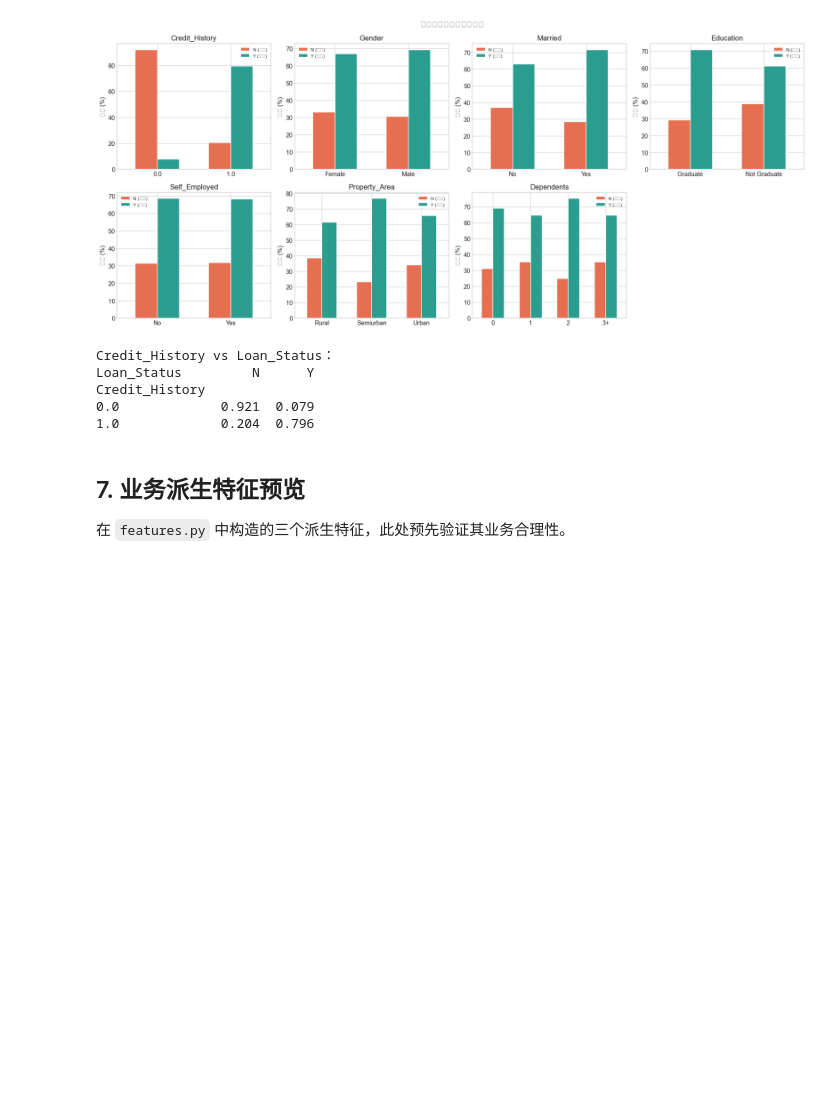
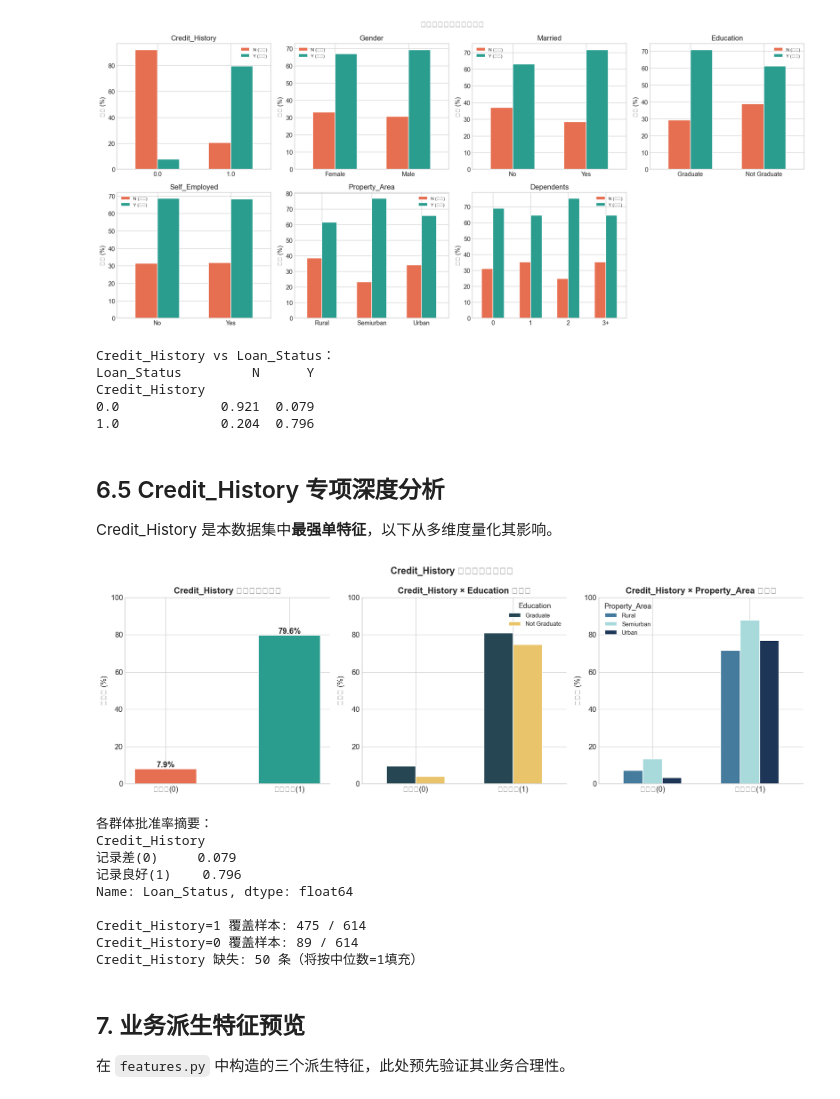
Before and after one commit to GFLabandon/loan-approval-ml, a Jupyter notebook: notebooks/exploration.ipynb, the cells around one changed output. Drawn from its saved outputs; the diff is of its cells as text; code cells hidden in the pictures; blank space fills up the shorter version.

```diff
--- a/notebooks/exploration.ipynb
+++ b/notebooks/exploration.ipynb
@@ -235,6 +235,81 @@ Loan_Status         N      Y
 Credit_History
 0.0             0.921  0.079
 1.0             0.204  0.796
+# %% [markdown]
+## 6.5 Credit_History 专项深度分析 <a id='6_5'></a>
+
+Credit_History 是本数据集中**最强单特征**，以下从多维度量化其影响。
+# %%
+# Credit_History 与各子群体的批准率交叉分析
+fig, axes = plt.subplots(1, 3, figsize=(15, 5))
+
+# ① 总体通过率对比
+ax = axes[0]
+ch_rate = train.groupby('Credit_History')['Loan_Status'].apply(
+    lambda x: (x == 'Y').mean() * 100
+).reset_index()
+ch_rate.columns = ['Credit_History', 'ApprovalRate']
+bars = ax.bar(['记录差(0)', '记录良好(1)'], ch_rate['ApprovalRate'],
+              color=['#E76F51', '#2A9D8F'], width=0.5, edgecolor='white')
+for bar in bars:
+    ax.text(bar.get_x() + bar.get_width()/2, bar.get_height() + 1,
+            f'{bar.get_height():.1f}%', ha='center', fontsize=12, fontweight='bold')
+ax.set_ylabel('批准率 (%)')
+ax.set_title('Credit_History 总体批准率对比', fontweight='bold')
+ax.set_ylim(0, 100)
+ax.spines[['top','right']].set_visible(False)
+
+# ② Credit_History × Education 交叉
+ax = axes[1]
+ct = train.groupby(['Credit_History', 'Education'])['Loan_Status'].apply(
+    lambda x: (x == 'Y').mean() * 100
+).unstack()
+ct.index = ['记录差(0)', '记录良好(1)']
+ct.plot(kind='bar', ax=ax, color=['#264653', '#E9C46A'],
+        edgecolor='white', width=0.6, rot=0)
+ax.set_title('Credit_History × Education 批准率', fontweight='bold')
+ax.set_ylabel('批准率 (%)')
+ax.set_ylim(0, 100)
+ax.legend(title='Education', fontsize=9)
+ax.spines[['top','right']].set_visible(False)
+
+# ③ Credit_History × Property_Area 交叉
+ax = axes[2]
+ct2 = train.groupby(['Credit_History', 'Property_Area'])['Loan_Status'].apply(
+    lambda x: (x == 'Y').mean() * 100
+).unstack()
+ct2.index = ['记录差(0)', '记录良好(1)']
+ct2.plot(kind='bar', ax=ax, color=['#457B9D', '#A8DADC', '#1D3557'],
+         edgecolor='white', width=0.6, rot=0)
+ax.set_title('Credit_History × Property_Area 批准率', fontweight='bold')
+ax.set_ylabel('批准率 (%)')
+ax.set_ylim(0, 100)
+ax.legend(title='Property_Area', fontsize=9)
+ax.spines[['top','right']].set_visible(False)
+
+plt.suptitle('Credit_History 多维度批准率分析', fontsize=14, fontweight='bold')
+plt.tight_layout()
+fig.savefig(EDA_FIG_DIR / 'credit_history_deep_analysis.png', dpi=150)
+plt.show()
+
+# 打印量化摘要
+print('各群体批准率摘要：')
+print(train.groupby('Credit_History')['Loan_Status']
+      .apply(lambda x: (x=='Y').mean()).rename({0:'记录差(0)', 1:'记录良好(1)'}).round(3))
+print(f'\nCredit_History=1 覆盖样本: {(train["Credit_History"]==1).sum()} / {len(train)}')
+print(f'Credit_History=0 覆盖样本: {(train["Credit_History"]==0).sum()} / {len(train)}')
+print(f'Credit_History 缺失: {train["Credit_History"].isna().sum()} 条（将按中位数=1填充）')
+# %% [output]
+[figure, added]
+各群体批准率摘要：
+Credit_History
+记录差(0)     0.079
+记录良好(1)    0.796
+Name: Loan_Status, dtype: float64
+
+Credit_History=1 覆盖样本: 475 / 614
+Credit_History=0 覆盖样本: 89 / 614
+Credit_History 缺失: 50 条（将按中位数=1填充）
 # %% [markdown]
 ## 7. 业务派生特征预览 <a id='7'></a>
 
```
Also changed, not shown: parts of 2 cells of this notebook.
